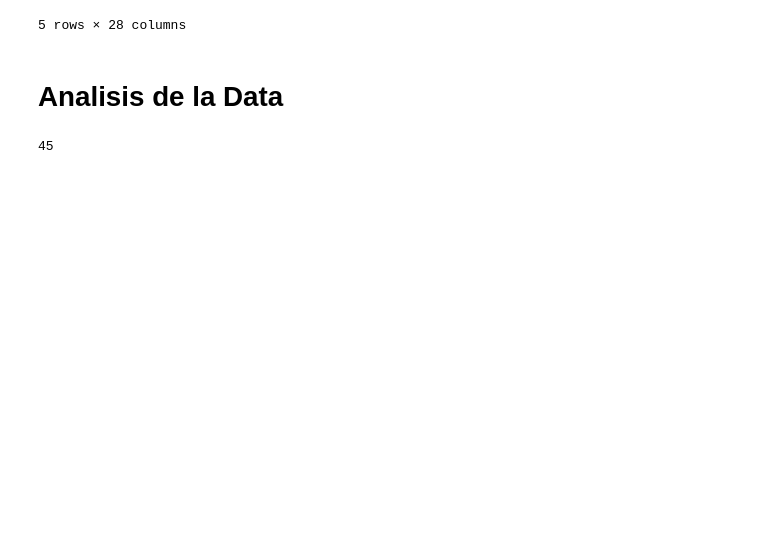
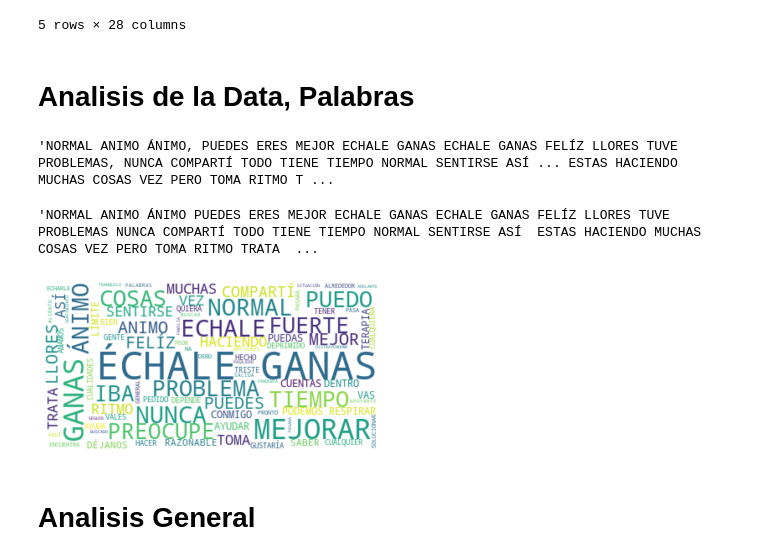
Before and after one commit to rikrdinii1/Proyecto_Final_IH, a Jupyter notebook: Analisis/Analisis_Data_Recolectada.ipynb, the cells around one changed output. Saved outputs shown, nothing was run; the diff lists cells and outputs as text; code cells hidden in the pictures; blank space fills up the shorter version.

```diff
--- a/Analisis/Analisis_Data_Recolectada.ipynb
+++ b/Analisis/Analisis_Data_Recolectada.ipynb
@@ -54,9 +60,9 @@ def Valores_Respuestas_Usuario(respuestas_usuario):
 # Generamos un nuevo diccionario con la data transformada
 data_valor = dict()
 
-for i in data:
+for i in data_original:
     try:
-        respuestas = data[i][6:-1]
+        respuestas = data_original[i][6:-1]
         valores = Valores_Respuestas_Usuario(respuestas)
         data_valor.update({i:valores})
     except:
@@ -97,7 +103,7 @@ data.head()
 | 1772055088 | Hombre | Empleado | Casado | 36 | NO | A | A | C | ... |
 5 rows × 28 columns
 # %% [markdown]
-# Analisis de la Data
+# Analisis de la Data, Palabras
 # %%
 # Vamos a inciar analizando las respuestas recibidas por los usuarios cuando comentan a familiares o amigos que se
 # sienten tristes o tienen depresion (o sespecha de)
@@ -106,5 +112,62 @@ respuestas_recibidas = data.Respuesta_Recibida
 
 # Primero eliminamos los nulos
 respuestas_recibidas = respuestas_recibidas.dropna()
+
+# Posteriormente pasamos a una Lista y los unimos en un solo texto para poder procesarlo
+respuestas_recibidas = [texto for texto in respuestas_recibidas]
+respuestas_recibidas = ' '.join(respuestas_recibidas[2:])
+
+texto_limpio = respuestas_recibidas.split(' ')
+
+palabras = []
+
+for palabra in texto_limpio:
+    if len(palabra) >=3:
+        palabras.append(palabra.upper())
+
+
+palabras = ' '.join(palabras)
+palabras
 # %% [output]
-45
+'NORMAL ANIMO ÁNIMO, PUEDES ERES MEJOR ECHALE GANAS ECHALE GANAS FELÍZ LLORES TUVE PROBLEMAS, NUNCA COMPARTÍ TODO TIENE TIEMPO NORMAL SENTIRSE ASÍ ... ESTAS HACIENDO MUCHAS COSAS VEZ PERO TOMA RITMO T ...
+# %%
+# Limpieza del texto
+
+punctuation=[]
+for s in string.punctuation:
+    punctuation.append(str(s))
+sp_punctuation = ["¿", "¡", "“", "”", "…", ":", "–", "»", "«","´"]
+
+punctuation += sp_punctuation
+
+#Reemplazamos signos de puntuación por "":
+for p in punctuation:
+    clean_texto = palabras.upper().replace(p,"")
+
+for p in punctuation:
+    clean_texto = clean_texto.replace(p,"")
+
+clean_texto
+# %% [output]
+'NORMAL ANIMO ÁNIMO PUEDES ERES MEJOR ECHALE GANAS ECHALE GANAS FELÍZ LLORES TUVE PROBLEMAS NUNCA COMPARTÍ TODO TIENE TIEMPO NORMAL SENTIRSE ASÍ  ESTAS HACIENDO MUCHAS COSAS VEZ PERO TOMA RITMO TRATA  ...
+# %%
+stopwords_es = stopwords.words('spanish')
+
+custom_mask = np.array(Image.open('./Imagenes/Mujer y Hombre.jpg'))
+
+# mask = custom_mask
+
+wc = WordCloud(stopwords = stopwords_es, contour_width = 1, contour_color = 'black',background_color = 'white')
+wc.generate(clean_texto)
+plt.imshow(wc,interpolation = 'bilinear')
+
+image_colors = ImageColorGenerator(custom_mask)
+wc.recolor(color_func = image_colors)
+plt.axis('off')
+
+plt.savefig("./Imagenes/Graficas/Grafica de Palabras.png",dpi = 1000)
+plt.show()
+# %% [output]
+[figure, added]
+# %% [markdown]
+# Analisis General
```
Also changed, not shown: parts of 9 cells of this notebook, 3 other files.
